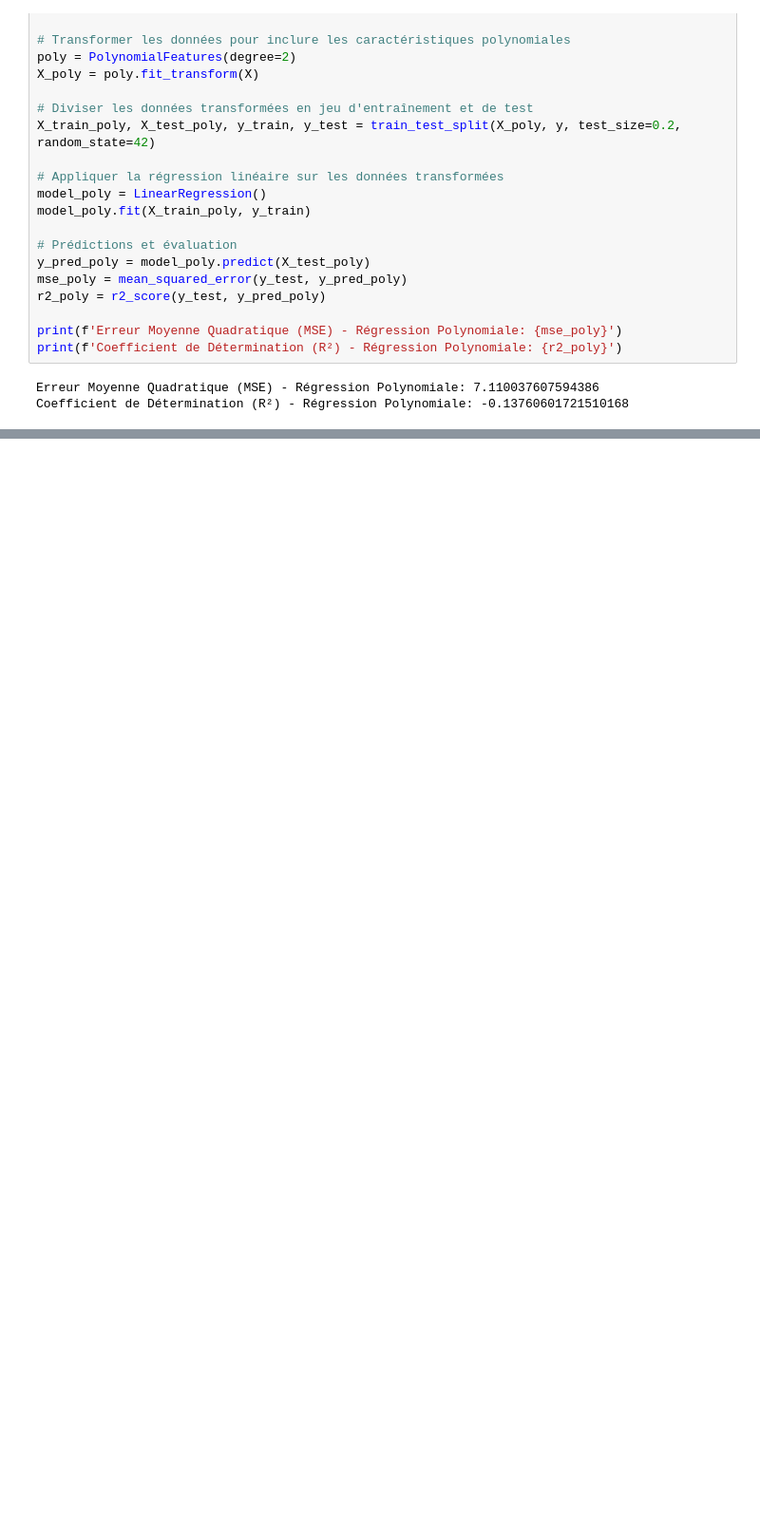
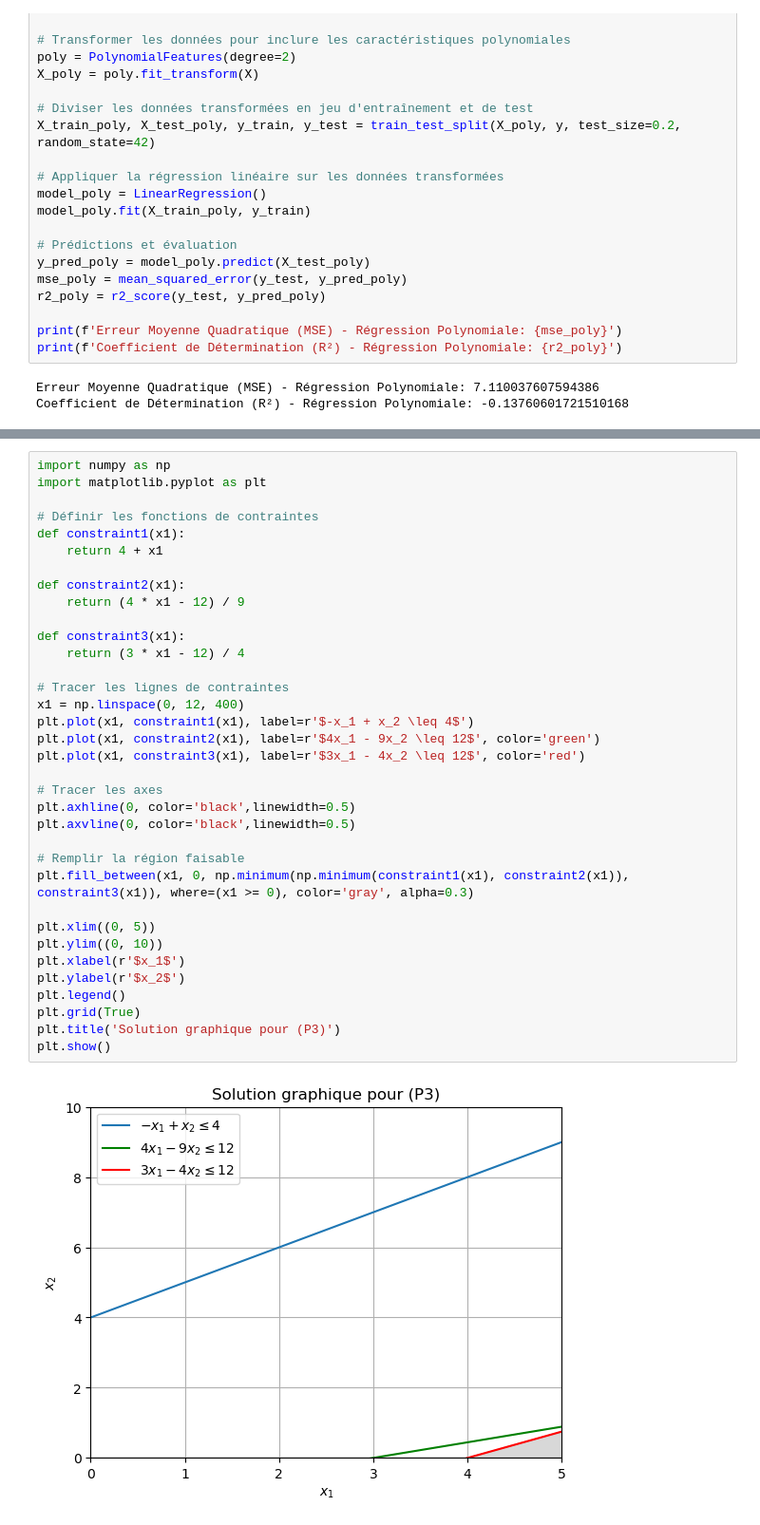
Before and after one commit to MERYEMELOSMANI/TP-ML-DS-, a Jupyter notebook: TP3.ipynb, the cells around one changed output, grey strips where cells are left out. Shown: that part at 95% size. Cells and saved outputs as stored; diff of their text form; blank space fills up the shorter version.

```diff
--- a/TP3.ipynb
+++ b/TP3.ipynb
@@ -308,0 +464,37 @@ Coefficient de Détermination (R²) - Régression Polynomiale: -0.13760601721510
+# %%
+import numpy as np
+import matplotlib.pyplot as plt
+
+# Définir les fonctions de contraintes
+def constraint1(x1):
+    return 4 + x1
+
+def constraint2(x1):
+    return (4 * x1 - 12) / 9
+
+def constraint3(x1):
+    return (3 * x1 - 12) / 4
+
+# Tracer les lignes de contraintes
+x1 = np.linspace(0, 12, 400)
+plt.plot(x1, constraint1(x1), label=r'$-x_1 + x_2 \leq 4$')
+plt.plot(x1, constraint2(x1), label=r'$4x_1 - 9x_2 \leq 12$', color='green')
+plt.plot(x1, constraint3(x1), label=r'$3x_1 - 4x_2 \leq 12$', color='red')
+
+# Tracer les axes
+plt.axhline(0, color='black',linewidth=0.5)
+plt.axvline(0, color='black',linewidth=0.5)
+
+# Remplir la région faisable
+plt.fill_between(x1, 0, np.minimum(np.minimum(constraint1(x1), constraint2(x1)), constraint3(x1)), where=(x1 >= 0), color='gray', alpha=0.3)
+
+plt.xlim((0, 5))
+plt.ylim((0, 10))
+plt.xlabel(r'$x_1$')
+plt.ylabel(r'$x_2$')
+plt.legend()
+plt.grid(True)
+plt.title('Solution graphique pour (P3)')
+plt.show()
+# %% [output]
+[figure, added]
```
Also changed, not shown: parts of 4 cells of this notebook.
